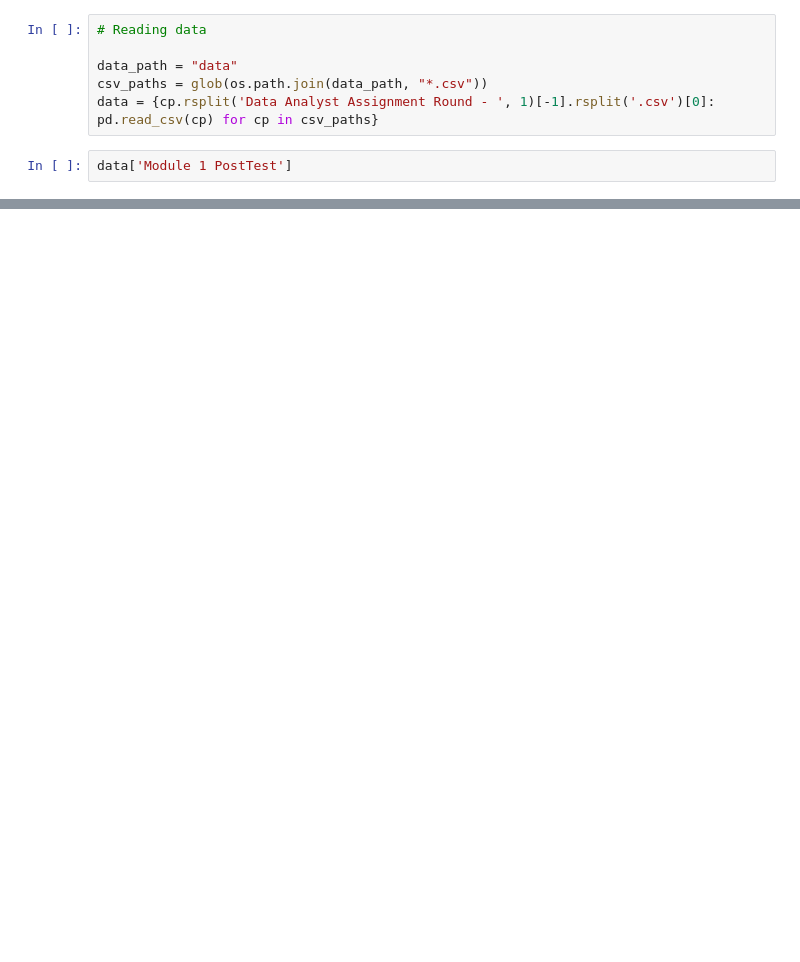
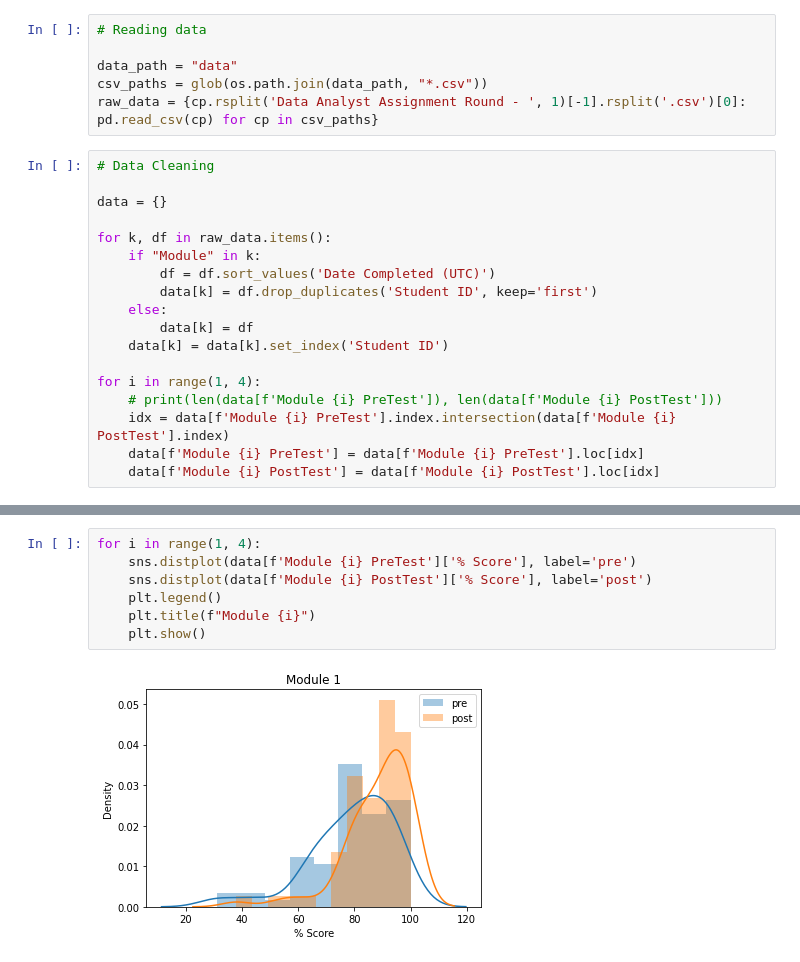
Before and after one commit to Richa614/covid-training-analysis, a Jupyter notebook: assignment.ipynb, the cells around one changed output, grey strips where cells are left out. Cells and saved outputs as stored; diff of their text form; blank space fills up the shorter version.

```diff
--- a/assignment.ipynb
+++ b/assignment.ipynb
@@ -10,6 +41,22 @@ import pandas as pd
 
 data_path = "data"
 csv_paths = glob(os.path.join(data_path, "*.csv"))
-data = {cp.rsplit('Data Analyst Assignment Round - ', 1)[-1].rsplit('.csv')[0]: pd.read_csv(cp) for cp in csv_paths}
+raw_data = {cp.rsplit('Data Analyst Assignment Round - ', 1)[-1].rsplit('.csv')[0]: pd.read_csv(cp) for cp in csv_paths}
 # %%
-data['Module 1 PostTest']
+# Data Cleaning
+
+data = {}
+
+for k, df in raw_data.items():
+    if "Module" in k:
+        df = df.sort_values('Date Completed (UTC)')
+        data[k] = df.drop_duplicates('Student ID', keep='first')
+    else:
+        data[k] = df
+    data[k] = data[k].set_index('Student ID')
+
+for i in range(1, 4):
+    # print(len(data[f'Module {i} PreTest']), len(data[f'Module {i} PostTest']))
+    idx = data[f'Module {i} PreTest'].index.intersection(data[f'Module {i} PostTest'].index)
+    data[f'Module {i} PreTest'] = data[f'Module {i} PreTest'].loc[idx]
+    data[f'Module {i} PostTest'] = data[f'Module {i} PostTest'].loc[idx]
@@ -29,0 +68,9 @@ data['Module 1 PostTest']
+# %%
+for i in range(1, 4):
+    sns.distplot(data[f'Module {i} PreTest']['% Score'], label='pre')
+    sns.distplot(data[f'Module {i} PostTest']['% Score'], label='post')
+    plt.legend()
+    plt.title(f"Module {i}")
+    plt.show()
+# %% [output]
+[figure, added]
```
Also changed, not shown: parts of 15 cells of this notebook.
